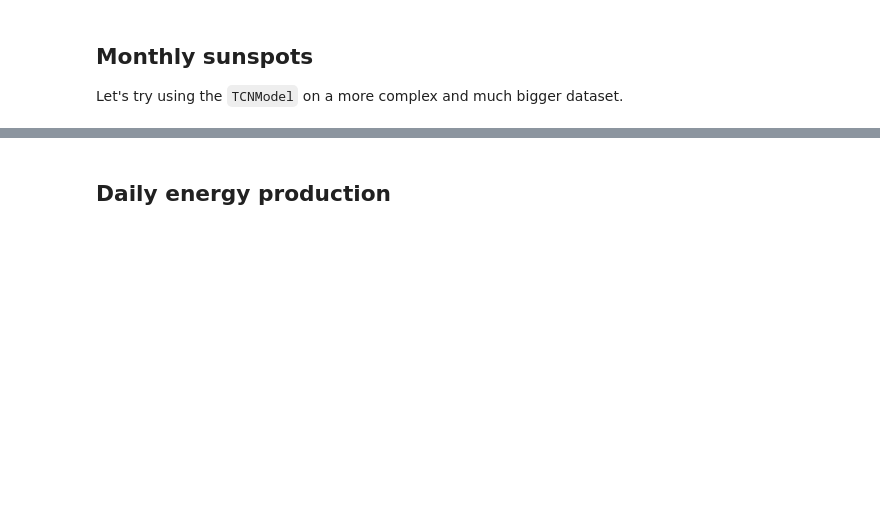
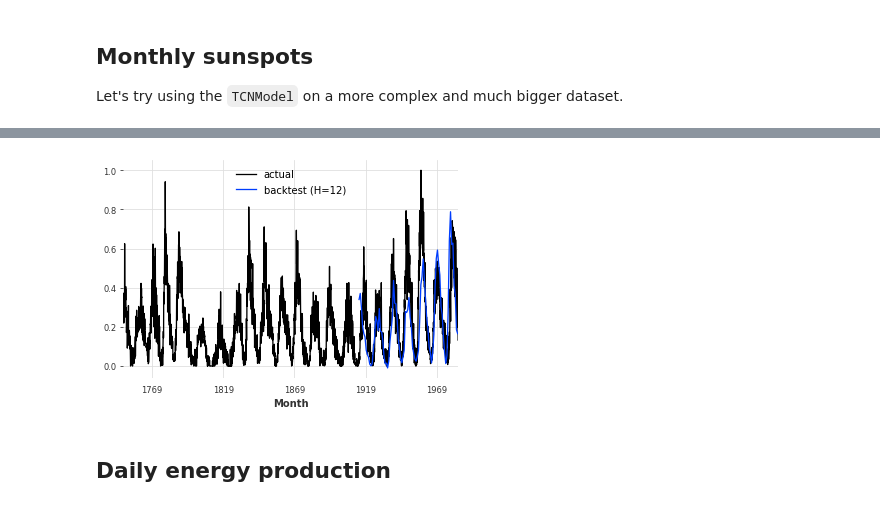
Before and after one commit to unit8co/darts, a Jupyter notebook: examples/TCN-examples.ipynb, the cells around one changed output, grey strips where cells are left out. Cells and saved outputs as stored; diff of their text form; code cells hidden in the pictures; blank space fills up the shorter version.

```diff
--- a/examples/TCN-examples.ipynb
+++ b/examples/TCN-examples.ipynb
@@ -91,16 +81,17 @@ Let's try using the `TCNModel` on a more complex and much bigger dataset.
 # %%
 df2 = pd.read_csv('monthly-sunspots.csv', delimiter=",")
 series_sunspot = TimeSeries.from_dataframe(df2, 'Month', ['Sunspots'])
-series_sunspot = series_sunspot.add_datetime_attribute('month', True)
-train_sp, val_sp = series_sunspot.split_after(pd.Timestamp('19401001'))
+scaler = Scaler()
+series_sp_transformed = scaler.fit_transform(series_sunspot)
 
-series_sp_transformed, train_sp_transformed, val_sp_transformed = transform_data(series_sunspot, train_sp, val_sp)
+# series_sunspot = series_sunspot.add_datetime_attribute('month', True)
+train_sp_transformed, val_sp_transformed = series_sp_transformed.split_after(pd.Timestamp('19401001'))
 # %%
 model_sun = TCNModel(
-    input_size=13,
-    n_epochs=10,
     input_length=250,
-    target_length=36,
+    output_length=36,
+    input_size=1,
+    n_epochs=100,
     dropout=0,
     dilation_base=2,
     weight_norm=True,
@@ -115,9 +106,3 @@ model_sun = TCNModel(
 # %%
-model_sun.fit(
-    training_series=train_sp_transformed,
-    target_series=train_sp_transformed['0'],
-    val_training_series=val_sp_transformed,
-    val_target_series=val_sp_transformed['0'],
-    verbose=True
-)
+model_sun.fit(train_sp_transformed, val_series=val_sp_transformed, verbose=True)
 # %% [output]
@@ -141,3 +112,16 @@ display_forecast(pred_series, series_sp_transformed, '3 year', start_date=pd.Tim
+# %%
+backtest_sp = model_sun.historical_forecasts(series_sp_transformed,
+                                          start=0.7,
+                                          forecast_horizon=12,
+                                          stride=10,
+                                          retrain=False,
+                                          verbose=True)
+
+series_sp_transformed.plot(label='actual')
+backtest_sp.plot(label='backtest (H=12)')
+plt.legend();
+# %% [output]
+[figure, added]
 # %% [markdown]
 ## Daily energy production
 # %%
```
Also changed, not shown: parts of 24 cells of this notebook, 1 other file.
